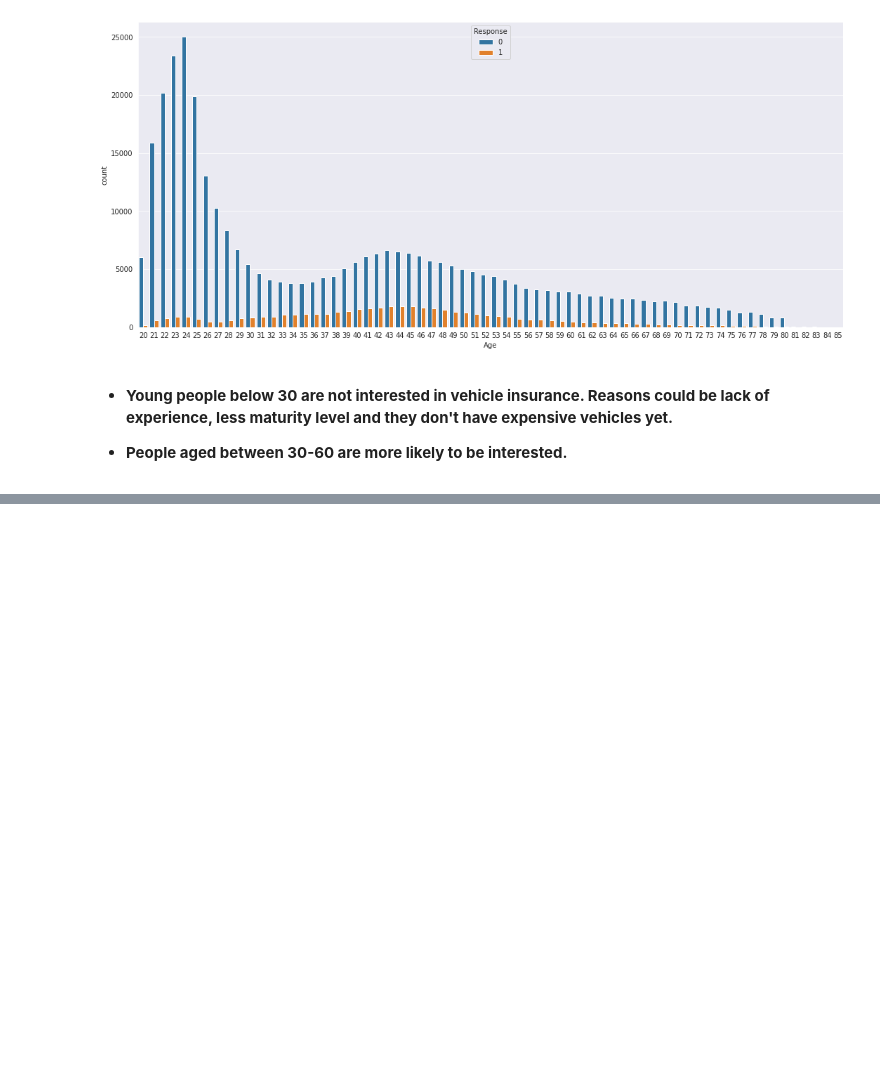
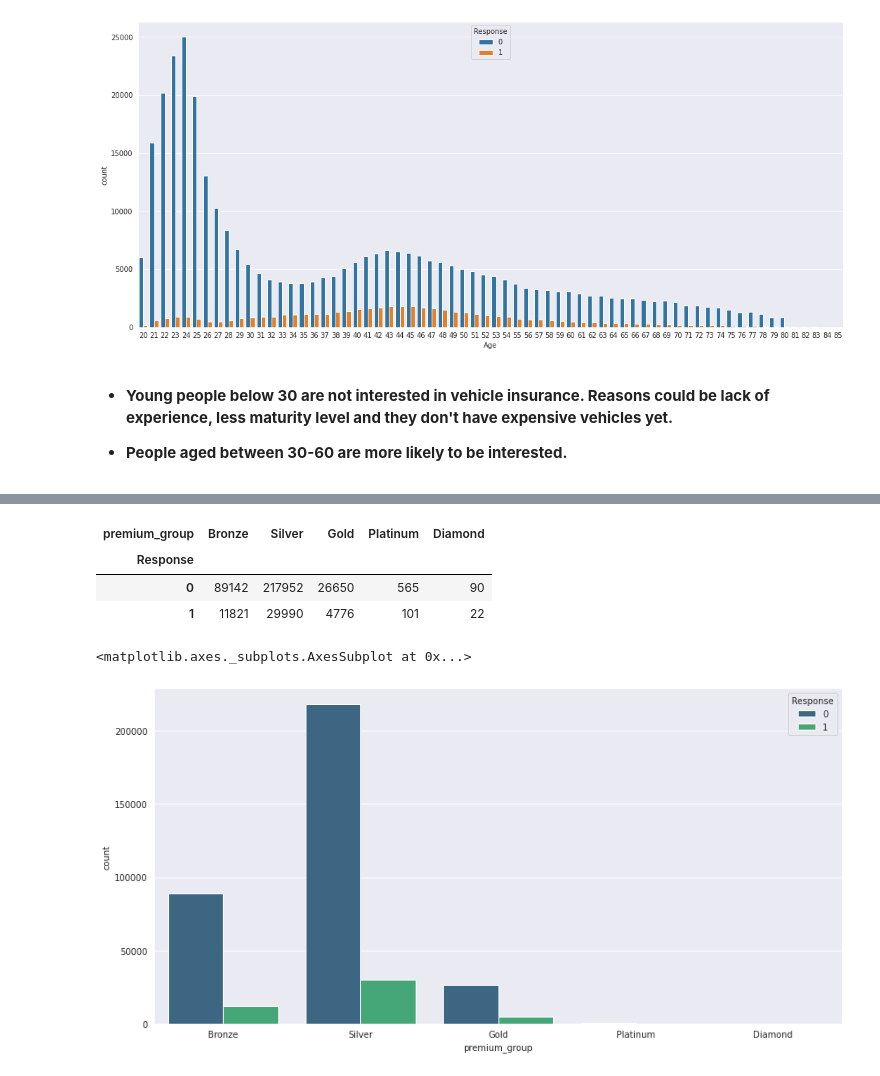
Before and after one commit to priyankashinde-DS/Capstone_health_insurance_prediction, a Jupyter notebook: HEALTH_INSURANCE_CROSS_SELL_PREDICTION.ipynb, the cells around one changed output, grey strips where cells are left out. Cells and saved outputs as stored; diff of their text form; code cells hidden in the pictures; blank space fills up the shorter version.

```diff
--- a/HEALTH_INSURANCE_CROSS_SELL_PREDICTION.ipynb
+++ b/HEALTH_INSURANCE_CROSS_SELL_PREDICTION.ipynb
@@ -401,0 +423,8 @@ sns.countplot(df['Age'], hue = df['Response'])
+# %%
+## binning the annual premium into groups
+
+bin_premium_group = [2600, 25000, 50000, 100000, 200000, df['Annual_Premium'].max()]
+label_bin = ['Bronze', 'Silver', 'Gold', 'Platinum', 'Diamond']
+
+df['premium_group'] = pd.cut(df['Annual_Premium'], bins = bin_premium_group, labels = label_bin)
+df.head()
@@ -401,0 +438,13 @@ sns.countplot(df['Age'], hue = df['Response'])
+# %%
+pd.crosstab(index = df['Response'], columns = df['premium_group']).style.background_gradient(cmap='Blues')
+# %% [output]
+| premium_group | Bronze | Silver | Gold | Platinum | Diamond |
+| Response |  |  |  |  |  |
+| 0 | 89142 | 217952 | 26650 | 565 | 90 |
+| 1 | 11821 | 29990 | 4776 | 101 | 22 |
+# %%
+plt.figure(figsize = (14, 7))
+sns.countplot(df['premium_group'], hue = df['Response'], palette = 'viridis')
+# %% [output]
+<matplotlib.axes._subplots.AxesSubplot at 0x...>
+[figure, added]
```
Also changed, not shown: parts of 16 cells of this notebook.
